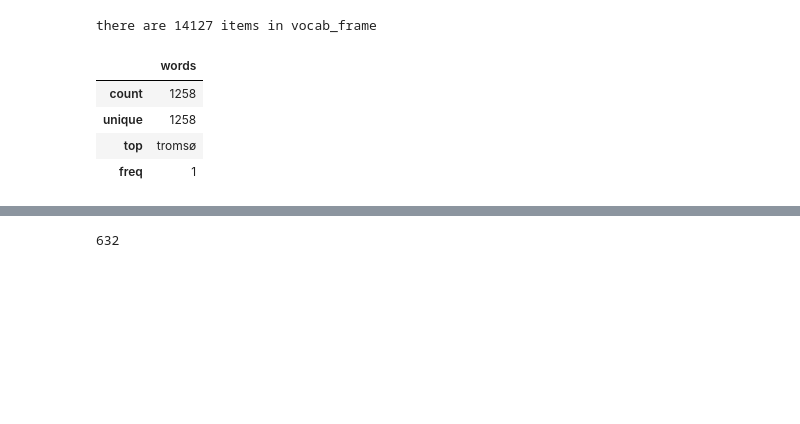
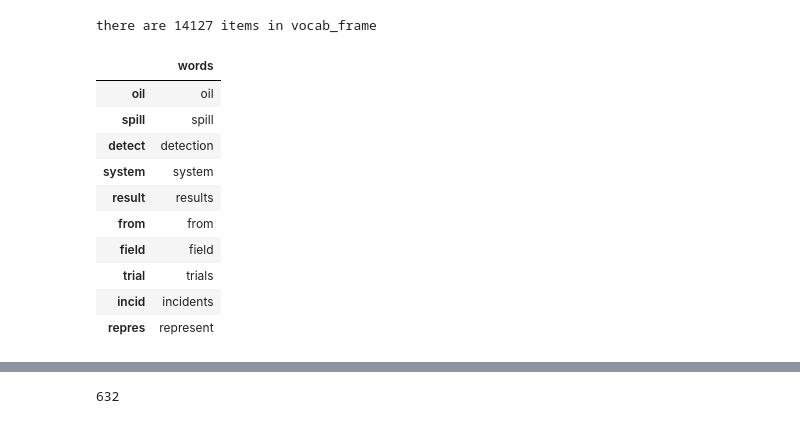
Before and after one commit to valleymanbs/scopus-json, a Jupyter notebook: KMeans_TrollDetection.ipynb, the cells around one changed output, grey strips where cells are left out. Saved outputs shown, nothing was run; the diff lists cells and outputs as text; code cells hidden in the pictures; blank space fills up the shorter version.

```diff
--- a/KMeans_TrollDetection.ipynb
+++ b/KMeans_TrollDetection.ipynb
@@ -65,14 +65,20 @@ print ('there are ' + str(vocab_frame.shape[0]) + ' items in vocab_frame')
 there are 14127 items in vocab_frame
 # %%
 vocab_frame = vocab_frame.drop_duplicates()
-vocab_frame.describe()
-#vocab_frame.head(10)
+#vocab_frame.describe()
+vocab_frame.head(10)
 # %% [output]
 |  | words |
-| count | 1258 |
-| unique | 1258 |
-| top | tromsø |
-| freq | 1 |
+| oil | oil |
+| spill | spill |
+| detect | detection |
+| system | system |
+| result | results |
+| from | from |
+| field | field |
+| trial | trials |
+| incid | incidents |
+| repres | represent |
 # %%
 from sklearn.feature_extraction.text import TfidfVectorizer
 
```
Also changed, not shown: parts of 9 cells of this notebook, 2 other files.
